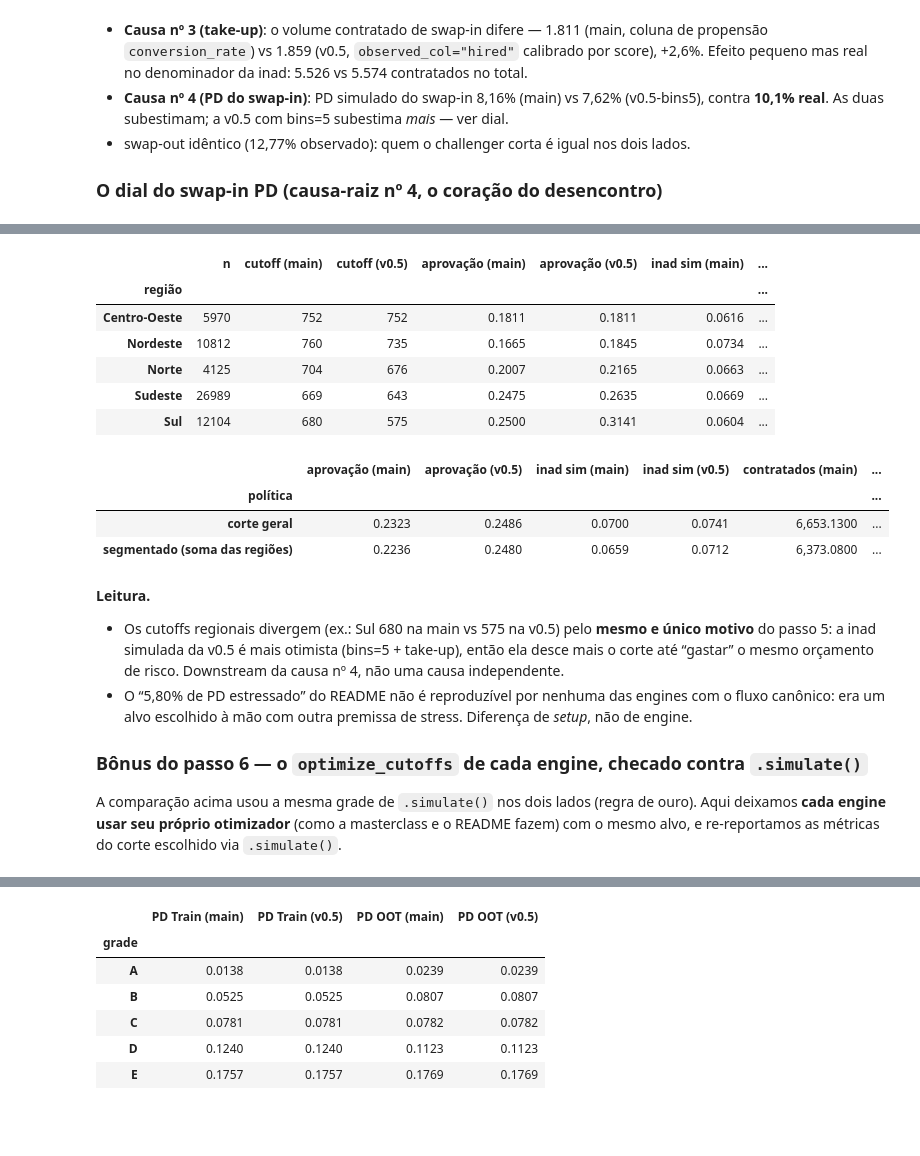
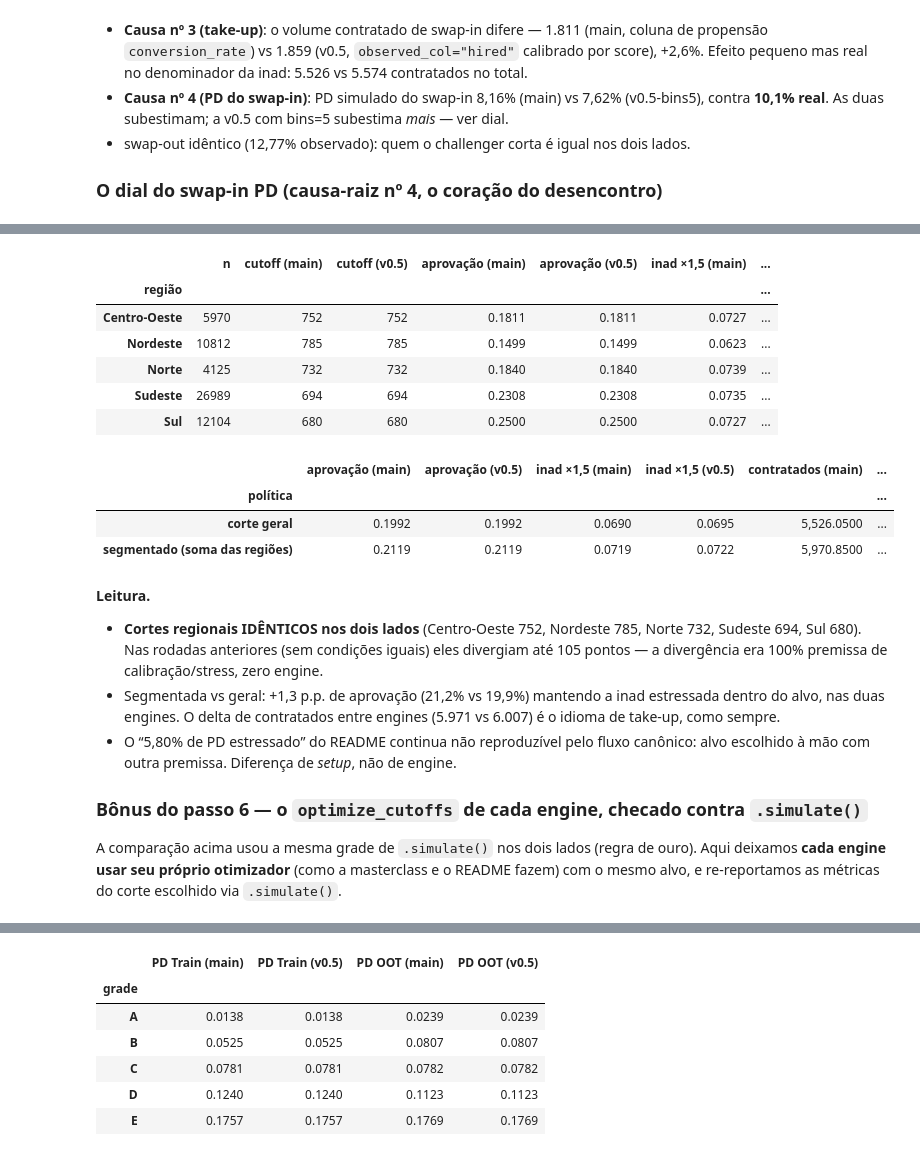
Before and after one commit to matheuspasche/pycreditools, a Jupyter notebook: validation/masterclass_engine_parity.ipynb, the cells around one changed output, grey strips where cells are left out. Saved outputs shown, nothing was run; the diff lists cells and outputs as text; code cells hidden in the pictures; blank space fills up the shorter version.

```diff
--- a/validation/masterclass_engine_parity.ipynb
+++ b/validation/masterclass_engine_parity.ipynb
@@ -341,45 +343,46 @@ inad simulada (sem stress) de cada engine — mesma grade, mesmo critério.
 # %%
 reg_rows = []
 reg_m = {r["region"]: r for r in mA["regional_cutoffs"]["regions"]}
 reg_v = {r["region"]: r for r in vA["regional_cutoffs"]["regions"]}
 for region in sorted(reg_m):
     a, b = reg_m[region], reg_v[region]
     reg_rows.append({"região": region, "n": a["applicants"],
                      "cutoff (main)": a["cutoff"], "cutoff (v0.5)": b["cutoff"],
                      "aprovação (main)": a["approval"], "aprovação (v0.5)": b["approval"],
-                     "inad sim (main)": a["default"], "inad sim (v0.5)": b["default"]})
+                     "inad ×1,5 (main)": a["default"], "inad ×1,5 (v0.5)": b["default"]})
 display(pd.DataFrame(reg_rows).set_index("região"))
 
 tot = []
 for name, key in [("corte geral", "general"), ("segmentado (soma das regiões)", "segmented_total")]:
     gm, gv = mA["regional_cutoffs"][key], vA["regional_cutoffs"][key]
     tot.append({"política": name,
                 "aprovação (main)": gm["approval"], "aprovação (v0.5)": gv["approval"],
-                "inad sim (main)": gm["default"], "inad sim (v0.5)": gv["default"],
+                "inad ×1,5 (main)": gm["default"], "inad ×1,5 (v0.5)": gv["default"],
                 "contratados (main)": gm["contracted"], "contratados (v0.5)": gv["contracted"]})
 pd.DataFrame(tot).set_index("política")
 # %% [output]
-|  | n | cutoff (main) | cutoff (v0.5) | aprovação (main) | aprovação (v0.5) | inad sim (main) | ... |
+|  | n | cutoff (main) | cutoff (v0.5) | aprovação (main) | aprovação (v0.5) | inad ×1,5 (main) | ... |
 | região |  |  |  |  |  |  | ... |
-| Centro-Oeste | 5970 | 752 | 752 | 0.1811 | 0.1811 | 0.0616 | ... |
-| Nordeste | 10812 | 760 | 735 | 0.1665 | 0.1845 | 0.0734 | ... |
-| Norte | 4125 | 704 | 676 | 0.2007 | 0.2165 | 0.0663 | ... |
-| Sudeste | 26989 | 669 | 643 | 0.2475 | 0.2635 | 0.0669 | ... |
-| Sul | 12104 | 680 | 575 | 0.2500 | 0.3141 | 0.0604 | ... |
+| Centro-Oeste | 5970 | 752 | 752 | 0.1811 | 0.1811 | 0.0727 | ... |
+| Nordeste | 10812 | 785 | 785 | 0.1499 | 0.1499 | 0.0623 | ... |
+| Norte | 4125 | 732 | 732 | 0.1840 | 0.1840 | 0.0739 | ... |
+| Sudeste | 26989 | 694 | 694 | 0.2308 | 0.2308 | 0.0735 | ... |
+| Sul | 12104 | 680 | 680 | 0.2500 | 0.2500 | 0.0727 | ... |
-|  | aprovação (main) | aprovação (v0.5) | inad sim (main) | inad sim (v0.5) | contratados (main) | ... |
+|  | aprovação (main) | aprovação (v0.5) | inad ×1,5 (main) | inad ×1,5 (v0.5) | contratados (main) | ... |
 | política |  |  |  |  |  | ... |
-| corte geral | 0.2323 | 0.2486 | 0.0700 | 0.0741 | 6,653.1300 | ... |
-| segmentado (soma das regiões) | 0.2236 | 0.2480 | 0.0659 | 0.0712 | 6,373.0800 | ... |
+| corte geral | 0.1992 | 0.1992 | 0.0690 | 0.0695 | 5,526.0500 | ... |
+| segmentado (soma das regiões) | 0.2119 | 0.2119 | 0.0719 | 0.0722 | 5,970.8500 | ... |
 # %% [markdown]
 **Leitura.**
 
-- Os cutoffs regionais divergem (ex.: Sul 680 na main vs 575 na v0.5) pelo **mesmo e único
-  motivo** do passo 5: a inad simulada da v0.5 é mais otimista (bins=5 + take-up), então ela
-  desce mais o corte até “gastar” o mesmo orçamento de risco. Downstream da causa nº 4,
-  não uma causa independente.
-- O “5,80% de PD estressado” do README não é reproduzível por nenhuma das engines com o fluxo
-  canônico: era um alvo escolhido à mão com outra premissa de stress. Diferença de *setup*,
-  não de engine.
+- **Cortes regionais IDÊNTICOS nos dois lados** (Centro-Oeste 752, Nordeste 785, Norte 732,
+  Sudeste 694, Sul 680). Nas rodadas anteriores (sem condições iguais) eles divergiam até
+  105 pontos — a divergência era 100% premissa de calibração/stress, zero engine.
+- Segmentada vs geral: +1,3 p.p. de aprovação (21,2% vs 19,9%) mantendo a inad estressada
+  dentro do alvo, nas duas engines. O delta de contratados entre engines (5.971 vs 6.007)
+  é o idioma de take-up, como sempre.
+- O “5,80% de PD estressado” do README continua não reproduzível pelo fluxo canônico: alvo
+  escolhido à mão com outra premissa. Diferença de *setup*, não de engine.
 
 ### Bônus do passo 6 — o `optimize_cutoffs` de cada engine, checado contra `.simulate()`
 
```
Also changed, not shown: parts of 17 cells of this notebook, 10 other files.
